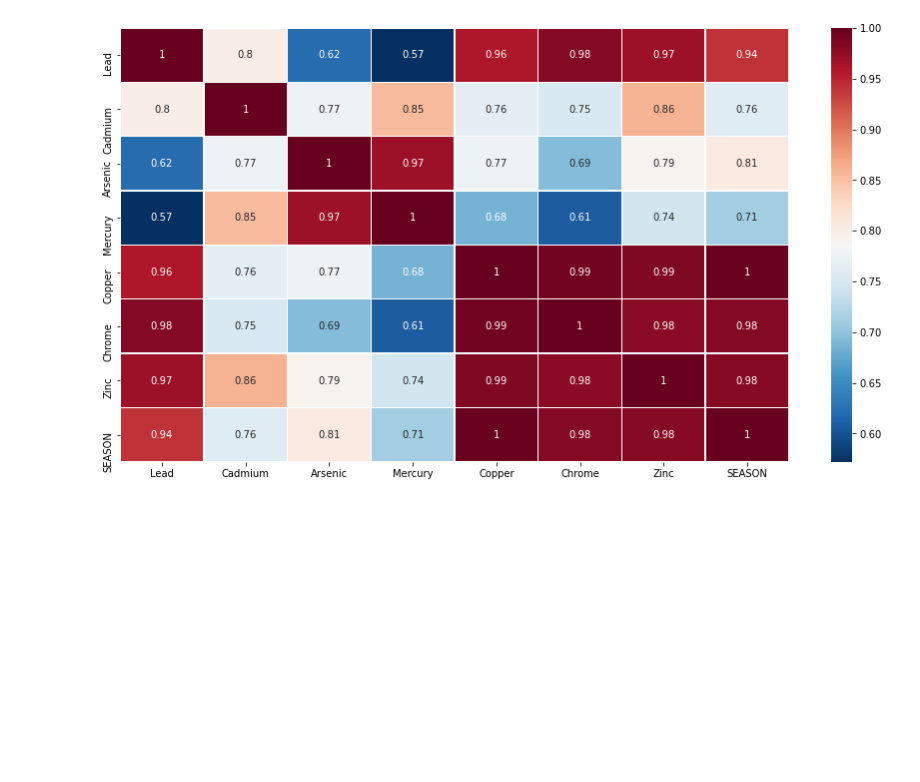
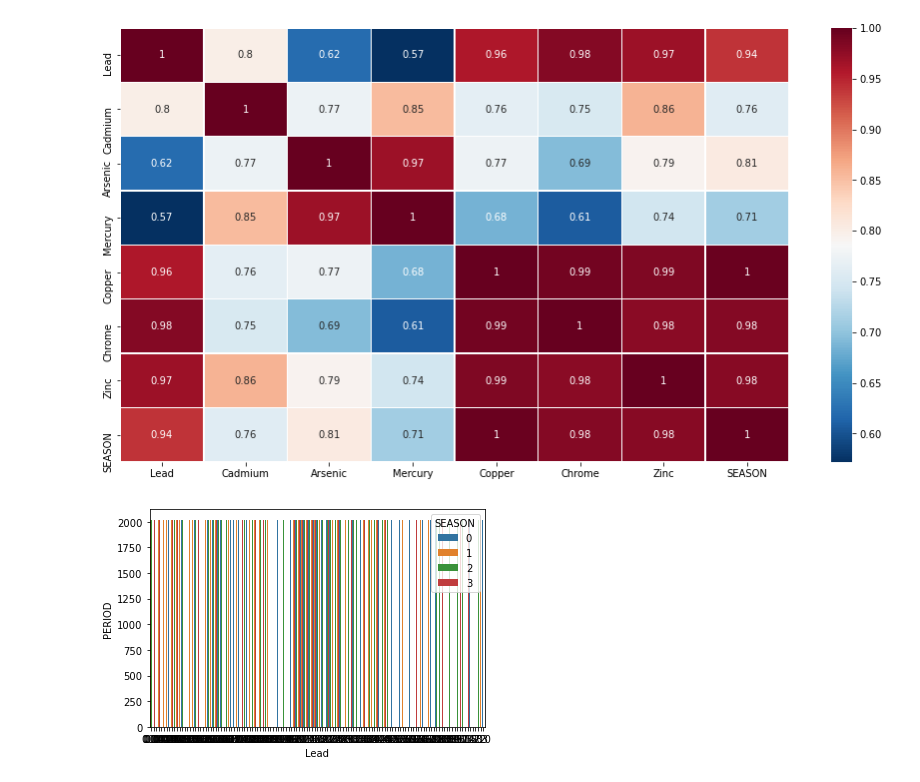
Before and after one commit to hajrashidimad/hack_be_o_impact, a Jupyter notebook: notebooks/HM.ipynb, the cells around one changed output. Saved outputs shown, nothing was run; the diff lists cells and outputs as text; code cells hidden in the pictures; blank space fills up the shorter version.

Commit message:
added bar plot for all hm with season legend and hue year

```diff
--- a/notebooks/HM.ipynb
+++ b/notebooks/HM.ipynb
@@ -206,3 +206,8 @@ sns.heatmap(pearsoncorr,
 # %% [output]
 <AxesSubplot:>
 [figure]
+# %%
+ax = sns.barplot(x='Lead',y='PERIOD',hue='SEASON',data=df)
+ax.set_xticklabels(labels=df.Lead, rotation=45, ha='right')
+# %% [output]
+[figure, added]
```
Also changed, not shown: parts of 2 cells of this notebook.
